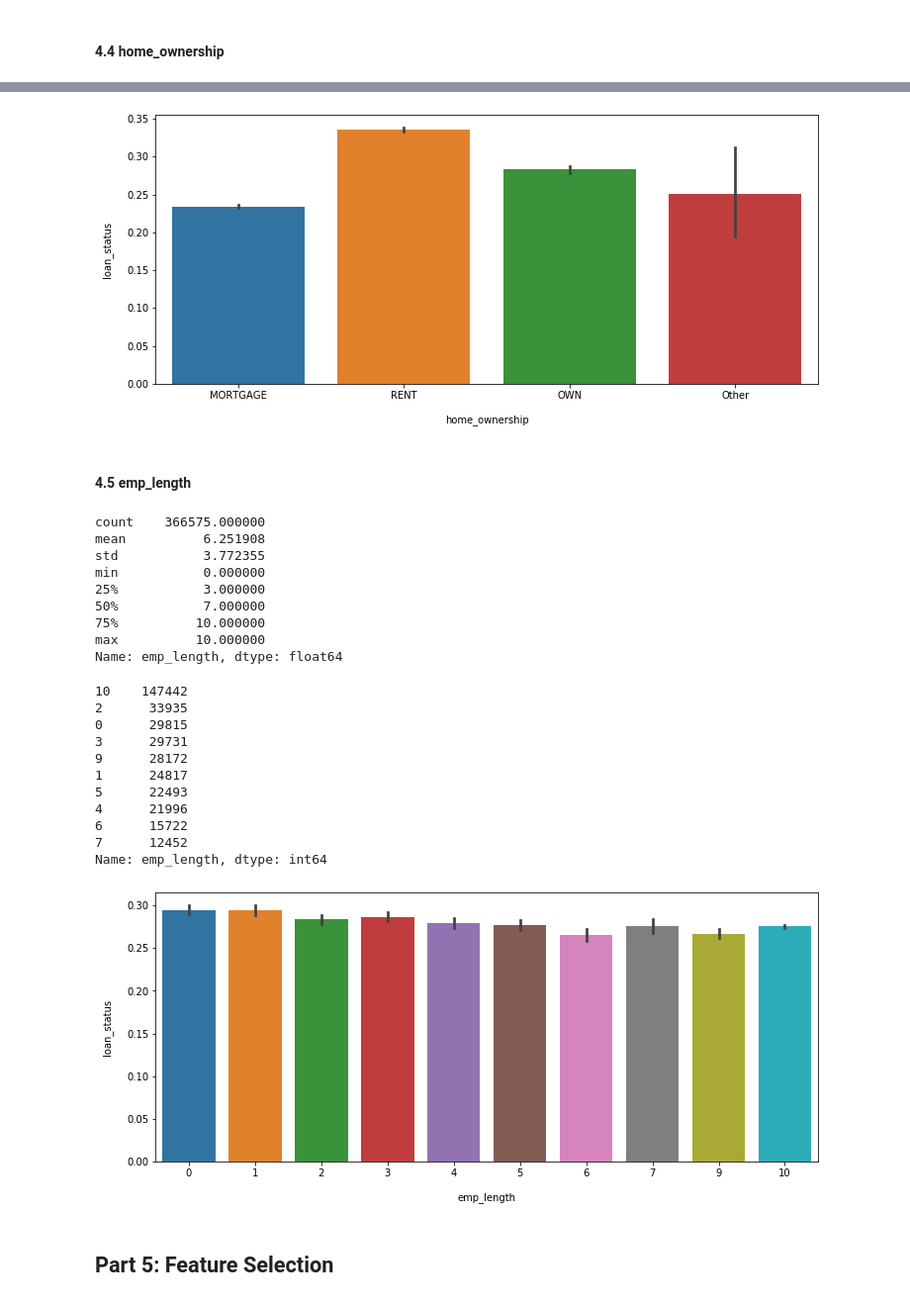
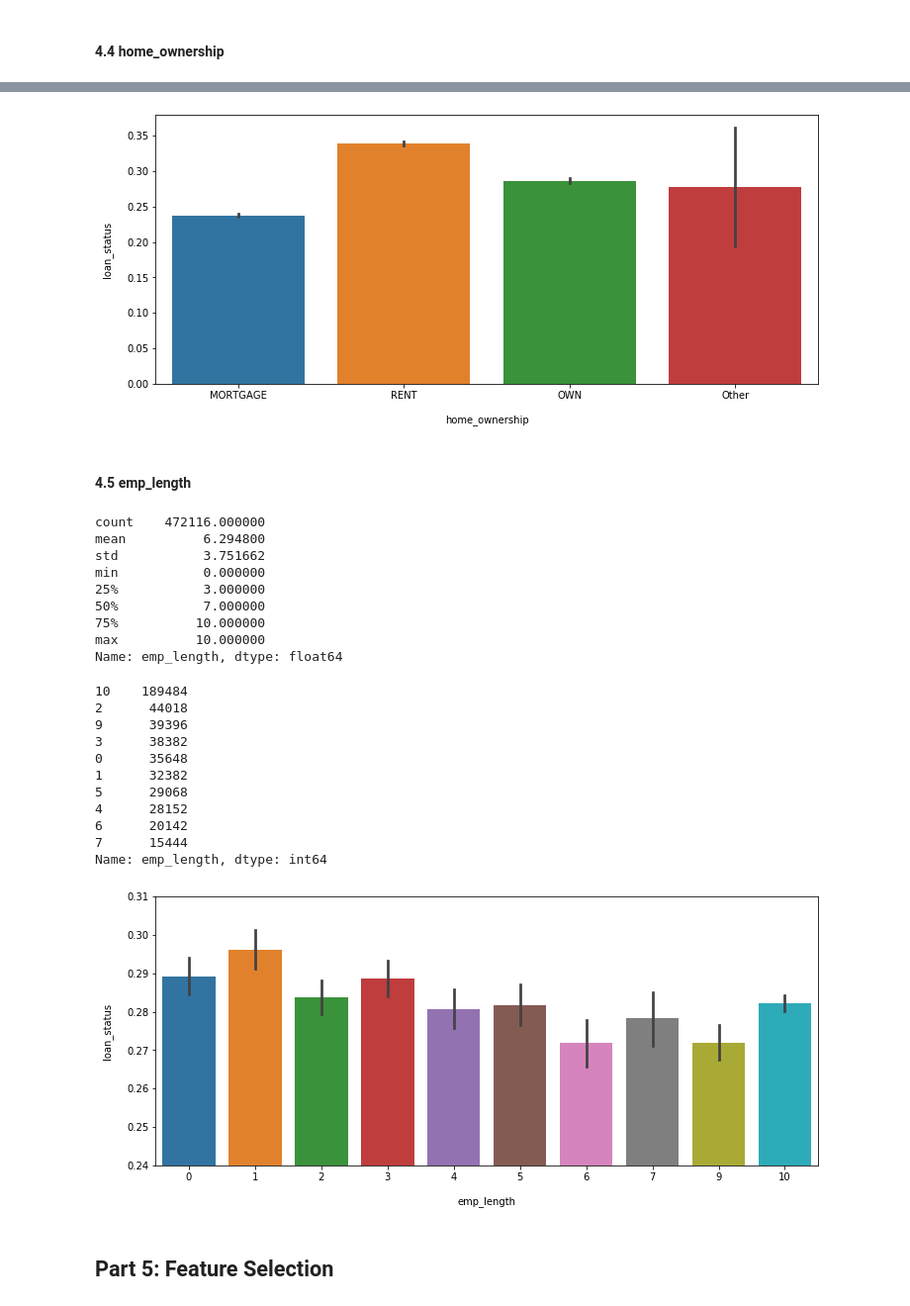
Before and after one commit to Dai-Yan/Lending_Club_Loan_Analysis, a Jupyter notebook: Loan Data Analysis.ipynb, the cells around one changed output, grey strips where cells are left out. Shown at 99% size. Drawn from its saved outputs; the diff is of its cells as text; code cells hidden in the pictures.

```diff
--- a/Loan Data Analysis.ipynb
+++ b/Loan Data Analysis.ipynb
@@ -37,0 +28,9 @@ data_2017_Q4 = pd.read_csv('./data/2017Q4.csv.gz')
+# %%
+import glob
+path = r'./data/'
+all_files = glob.glob(path + "/2016*.csv.gz")
+
+list_2016 = []
+for filename in all_files:
+    df = pd.read_csv(filename)
+    list_2016.append(df)
@@ -39,8 +46,8 @@ data_2017_Q4 = pd.read_csv('./data/2017Q4.csv.gz')
 ## Part 2: Data Preprocess
 # %%
 # combine same year data
-data_2016 = pd.concat([data_2016_Q1, data_2016_Q2, data_2016_Q3, data_2016_Q4], axis=0)
-data_2017 = pd.concat([data_2017_Q1, data_2017_Q2, data_2017_Q3, data_2017_Q4], axis=0)
+data_2016 = pd.concat(list_2016, axis=0)
+data_2017 = pd.concat(list_2016, axis=0)
 # %%
 data_2016.head()
 # %% [output]
@@ -976,15 +982,15 @@ plt.xlabel("home_ownership", labelpad=14)
 plt.ylabel("loan_status", labelpad=14)
 plt.show()
 # %% [output]
-[figure, old version]
+[figure, new version]
 # %% [markdown]
 #### 4.5 emp_length
 # %%
 data['emp_length'].describe()
 # %% [output]
-count    366575.000000
-mean          6.251908
-std           3.772355
+count    472116.000000
+mean          6.294800
+std           3.751662
 min           0.000000
 25%           3.000000
 50%           7.000000
@@ -994,26 +1000,27 @@ Name: emp_length, dtype: float64
 # %%
 data['emp_length'].value_counts()
 # %% [output]
-10    147442
-2      33935
-0      29815
-3      29731
-9      28172
-1      24817
-5      22493
-4      21996
-6      15722
-7      12452
+10    189484
+2      44018
+9      39396
+3      38382
+0      35648
+1      32382
+5      29068
+4      28152
+6      20142
+7      15444
 Name: emp_length, dtype: int64
 # %%
 # plot default rates across emp_length
 fig, ax = plt.subplots(figsize=(12, 5))
 chart = sns.barplot(x='emp_length', y='loan_status', data=data)
+ax.set(ylim=(0.24, 0.31))
 plt.xlabel("emp_length", labelpad=14)
 plt.ylabel("loan_status", labelpad=14)
 plt.show()
 # %% [output]
-[figure, old version]
+[figure, new version]
 # %% [markdown]
 ## Part 5: Feature Selection
 # %% [markdown]
```
Also changed, not shown: parts of 94 cells of this notebook, 1 other file.
